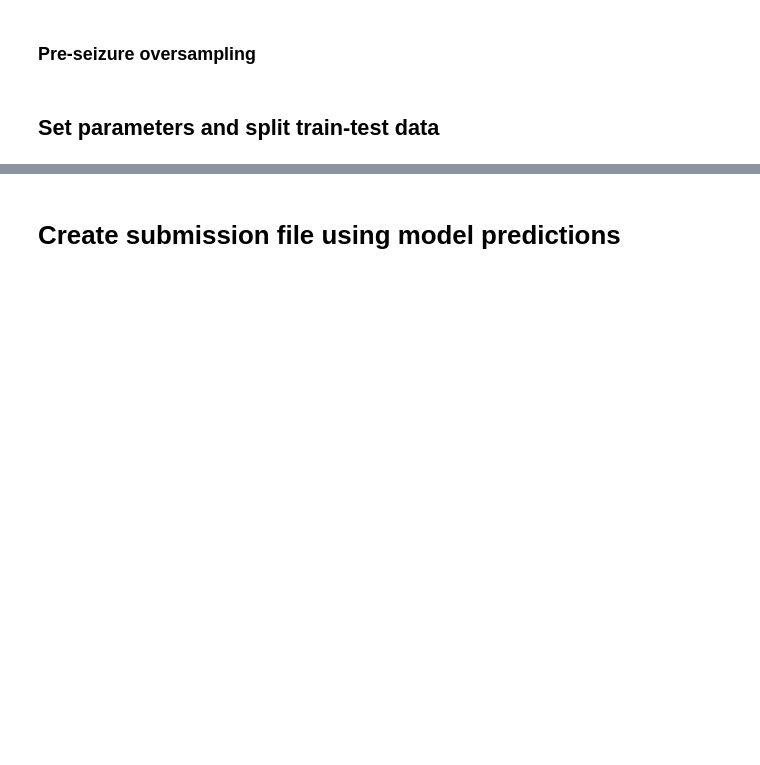
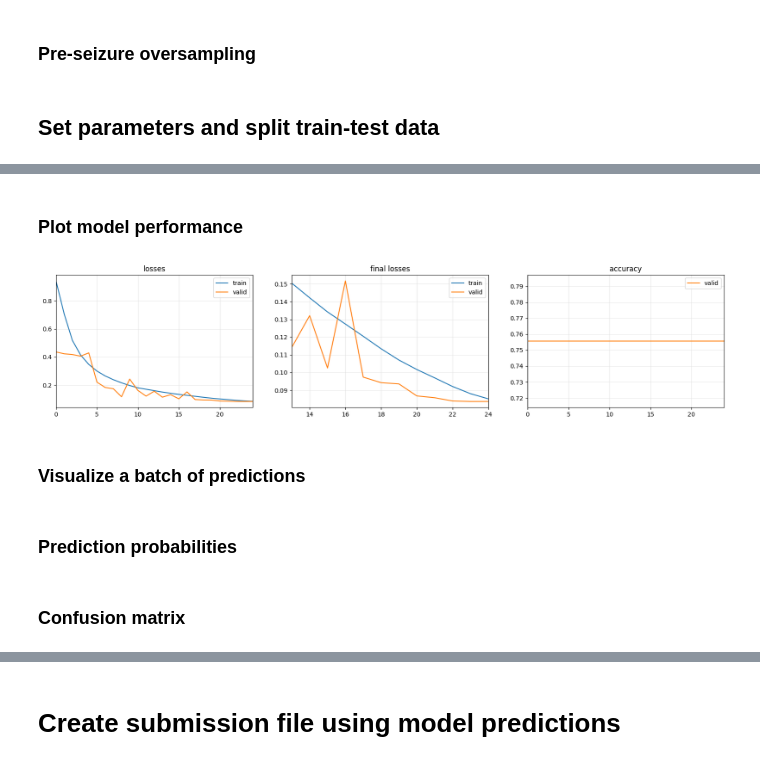
Before and after one commit to lucaase/ISD_Epilepsy_challenge, a Jupyter notebook: tortlab_tsai.ipynb, the cells around one changed output, grey strips where cells are left out. Cells and saved outputs as stored; diff of their text form; code cells hidden in the pictures; blank space fills up the shorter version.

```diff
--- a/tortlab_tsai.ipynb
+++ b/tortlab_tsai.ipynb
@@ -463,0 +229,5 @@ print(np.argmin(np.abs(np.array(f1_scores_train_np[700:]) - np.array(f1_scores_v
+# %%
+epochs = 25
+
+learn.fit_one_cycle(epochs+1, lr_max=1e-4)
+#learn.save('stage1')
@@ -463,0 +252,8 @@ print(np.argmin(np.abs(np.array(f1_scores_train_np[700:]) - np.array(f1_scores_v
+# %% [markdown]
+### Plot model performance
+# %%
+learn.plot_metrics()
+# %% [output]
+[figure, added]
+# %% [markdown]
+### Visualize a batch of predictions
@@ -463,0 +262,2 @@ print(np.argmin(np.abs(np.array(f1_scores_train_np[700:]) - np.array(f1_scores_v
+# %% [markdown]
+### Prediction probabilities
@@ -463,0 +266,2 @@ print(np.argmin(np.abs(np.array(f1_scores_train_np[700:]) - np.array(f1_scores_v
+# %% [markdown]
+### Confusion matrix
```
Also changed, not shown: parts of 35 cells of this notebook.
